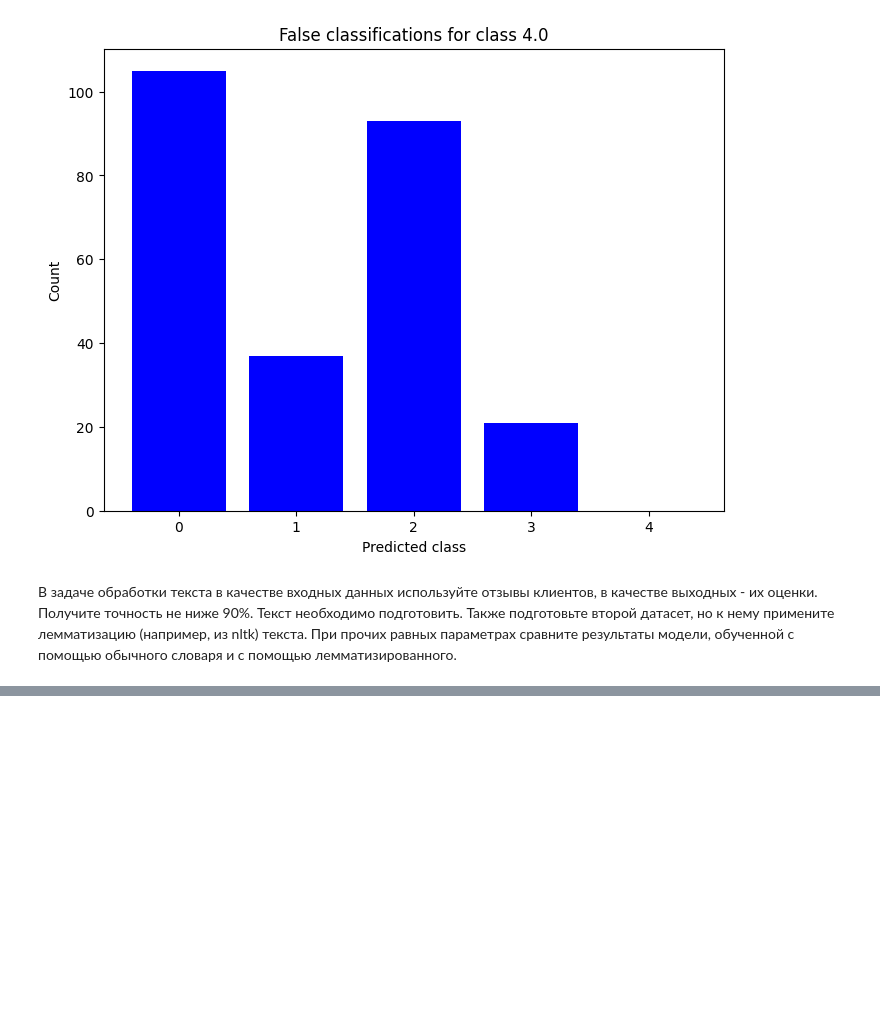
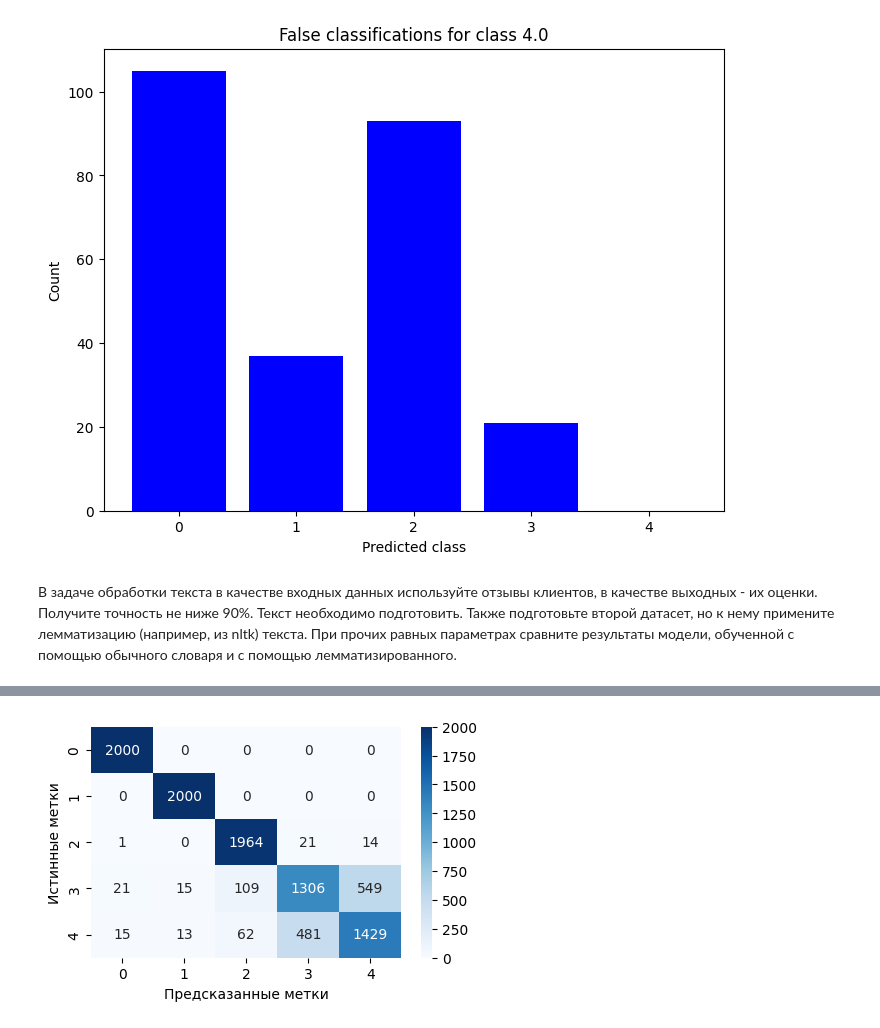
Before and after one commit to BZ6/PINDeepLearning, a Jupyter notebook: Лабораторная_работа_№3.ipynb, the cells around one changed output, grey strips where cells are left out. Drawn from its saved outputs; the diff is of its cells as text; code cells hidden in the pictures; blank space fills up the shorter version.

```diff
--- a/Лабораторная_работа_№3.ipynb
+++ b/Лабораторная_работа_№3.ipynb
@@ -246,0 +361,16 @@ plot_histograms(y_test.values.astype(int), y_pred_classes, class_labels)
+# %%
+reg_texts = []
+lem_texts = []
+for text in texts:
+    reg_texts.append(preprocess_text(text))
+    lem_texts.append(preprocess_text(text, True))
+
+tokenizer = Tokenizer(num_words=10000)
+tokenizer.fit_on_texts(reg_texts)
+sequences = tokenizer.texts_to_sequences(reg_texts)
+X_reg = pad_sequences(sequences, maxlen=200)
+
+tokenizer_lem = Tokenizer(num_words=10000)
+tokenizer_lem.fit_on_texts(lem_texts)
+sequences_lem = tokenizer_lem.texts_to_sequences(lem_texts)
+X_lem = pad_sequences(sequences_lem, maxlen=200)
@@ -246,0 +432,7 @@ plot_histograms(y_test.values.astype(int), y_pred_classes, class_labels)
+# %%
+predictions_reg = model_reg.predict(X_test_reg)
+
+predicted_classes_reg = np.argmax(predictions_reg, axis=1)
+true_classes_reg = y_test_reg
+
+print(classification_report(true_classes_reg, predicted_classes_reg))
@@ -246,0 +452,9 @@ plot_histograms(y_test.values.astype(int), y_pred_classes, class_labels)
+# %%
+conf_matrix_reg = confusion_matrix(true_classes_reg, predicted_classes_reg)
+plt.figure(figsize=(5, 3))
+sns.heatmap(conf_matrix_reg, annot=True, fmt="d", cmap='Blues')
+plt.xlabel('Предсказанные метки')
+plt.ylabel('Истинные метки')
+plt.show()
+# %% [output]
+[figure, added]
```
Also changed, not shown: parts of 26 cells of this notebook.
